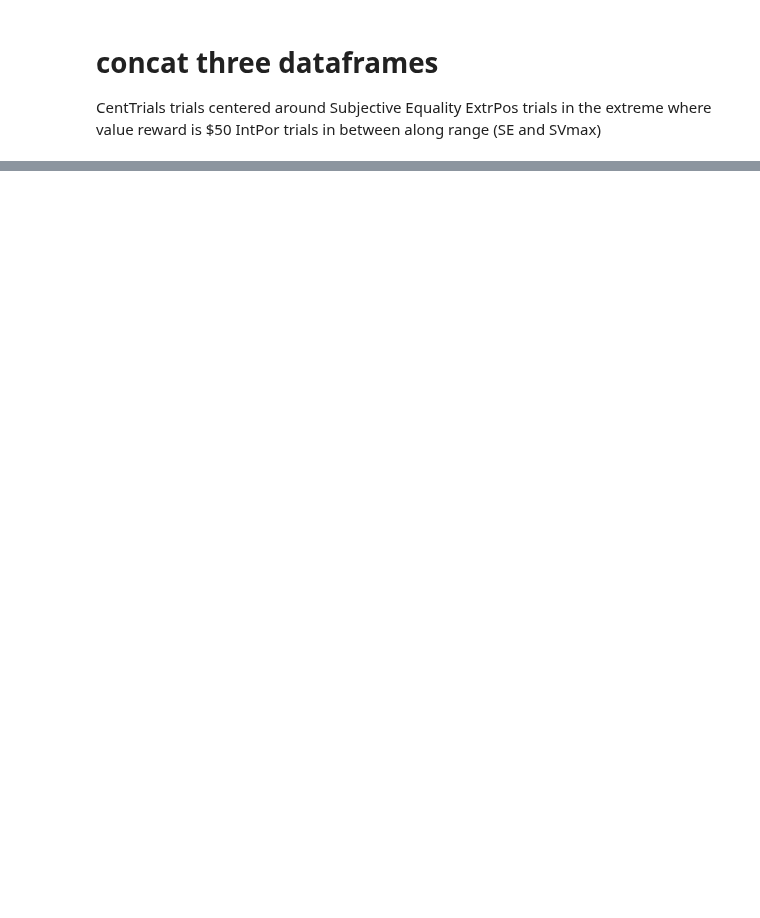
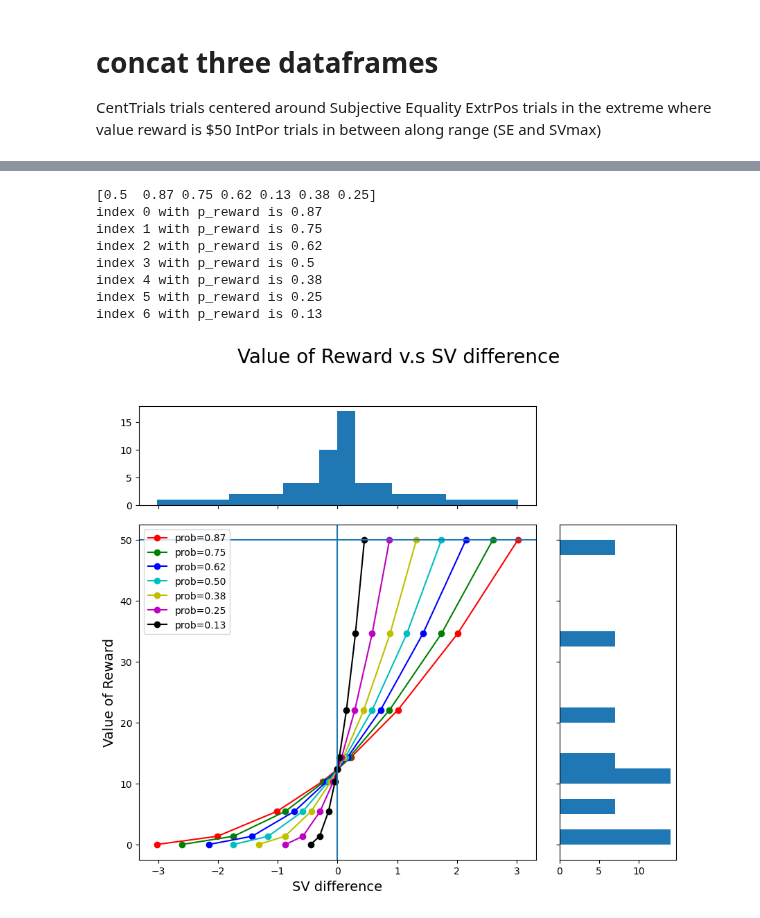
Before and after one commit to CDN-Lab/Adaptive_Choicesets, a Jupyter notebook: symmetrical_choice_set.ipynb, the cells around one changed output, grey strips where cells are left out. Saved outputs shown, nothing was run; the diff lists cells and outputs as text; code cells hidden in the pictures; blank space fills up the shorter version.

```diff
--- a/symmetrical_choice_set.ipynb
+++ b/symmetrical_choice_set.ipynb
@@ -347,3 +428,30 @@ CSV file filtered successfully.
+# %%
+def plot_scatter_hist_flipped(df):
+
+	# delta SV v.s value_reward
+	y,x = df['value_reward'],df['deltaSV']
+	ax,ax_histx,ax_histy = setup_fig_ax()
+
+	scatter_hist(x,y,ax,ax_histx,ax_histy,
+		xlabel='SV difference',
+		ylabel= 'Value of Reward',
+		title= 'Value of Reward v.s SV difference')
+
+	colors = ['r','g','b','c','y','m','k']
+	df = df.sort_values('value_reward')
+	print(df['p_reward'].unique())
+
+	for i,p in enumerate(reversed(sorted(df['p_reward'].unique()))):
+		print('index {} with p_reward is {}'.format(i,p))
+		x,y = df.loc[df['p_reward']==p,'value_reward'], df.loc[df['p_reward']==p,'deltaSV']
+		ax.plot(y,x,'{}o-'.format(colors[i]),label='prob={0:0.2f}'.format(p))
+
+	# ax.plot([50],[],'r-')
+	ax.axhline(y=50)
+	# ax.plot([-50,-50],[-10,10],'r-')
+	ax.axvline(x=0)
+	# ax.plot([0,50],[0,0],'k--')
+	ax.legend(loc="upper left")
 # %%
 plot_scatter_hist(df_Trials_gains)
 # %% [output]
@@ -359,3 +467,15 @@ index 6 with p_reward is 0.13
+# %%
+plot_scatter_hist_flipped(df_Trials_gains)
+# %% [output]
+[0.5  0.87 0.75 0.62 0.13 0.38 0.25]
+index 0 with p_reward is 0.87
+index 1 with p_reward is 0.75
+index 2 with p_reward is 0.62
+index 3 with p_reward is 0.5
+index 4 with p_reward is 0.38
+index 5 with p_reward is 0.25
+index 6 with p_reward is 0.13
+[figure, added]
 # %% [markdown]
 ## It's not much but it's honest work
 ![python](https://plantillasdememes.com/img/plantillas/no-es-mucho-pero-es-trabajo-honesto01569991155.jpg)
```
Also changed, not shown: parts of 21 cells of this notebook, 1 other file.
